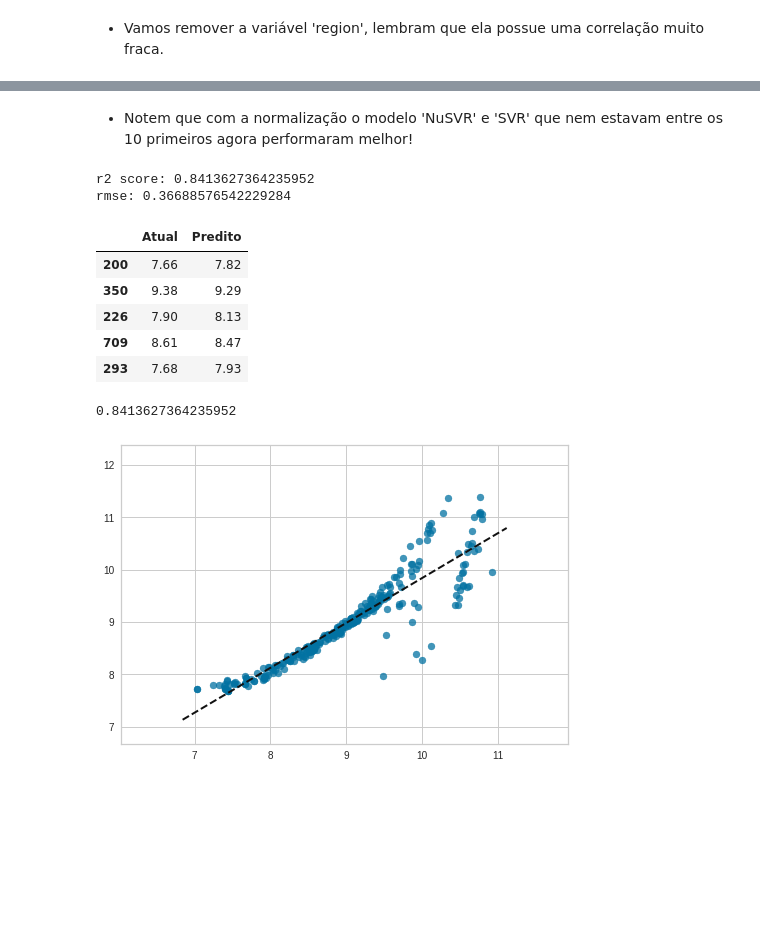
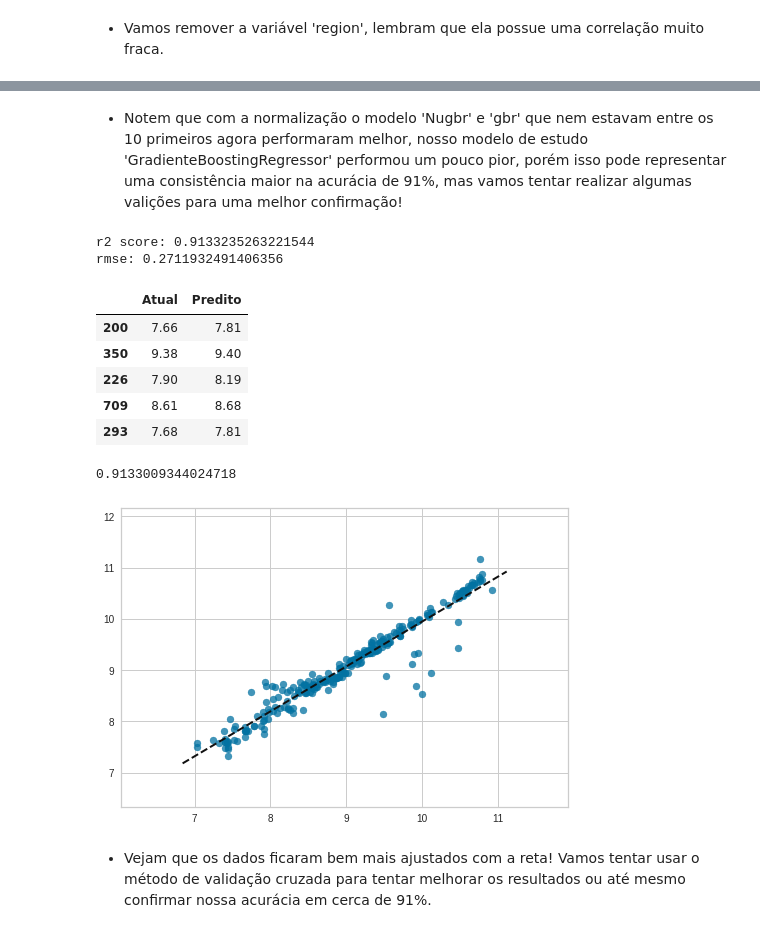
Before and after one commit to Jcnok/modelos-ml-python, a Jupyter notebook: Medical_Cost_Personal.ipynb, the cells around one changed output, grey strips where cells are left out. Saved outputs shown, nothing was run; the diff lists cells and outputs as text; code cells hidden in the pictures; blank space fills up the shorter version.

```diff
--- a/Medical_Cost_Personal.ipynb
+++ b/Medical_Cost_Personal.ipynb
@@ -1104,42 +1104,44 @@ models.head(10)
 | HuberRegressor | 0.84 | 0.84 | 0.37 | 0.02 |
 # %% [markdown]
-* Notem que com a normalização o modelo 'NuSVR' e 'SVR' que nem estavam entre os 10 primeiros agora performaram melhor!
+* Notem que com a normalização o modelo 'Nugbr' e 'gbr' que nem estavam entre os 10 primeiros agora performaram melhor, nosso modelo de estudo 'GradienteBoostingRegressor' performou um pouco pior, porém isso pode representar uma consistência maior na acurácia de 91%, mas vamos tentar realizar algumas valições para uma melhor confirmação!
 # %%
 # Teste com o modelo GradientBoostingRegressor.
-from sklearn.svm import SVR
+from sklearn.ensemble import GradientBoostingRegressor
 
 # Removendo as variáveis 'children e 'region'
 X = data.drop(['charges', 'region'], axis=1)
 Y = data.charges
 
 X_train, X_test, y_train, y_test  = train_test_split(X, Y, test_size = 0.2, random_state= 13)
-svr = SVR(kernel='linear')
-svr.fit(X_train, y_train)
-svr_predict = svr.predict(X_test)
-svr_r2score = r2_score(y_test, svr_predict)
-svr_rmse = mean_squared_error(y_test, svr_predict, squared=False)
-print('r2 score:', svr_r2score)
-print('rmse:', svr_rmse)
+gbr = GradientBoostingRegressor()
+gbr.fit(X_train, y_train)
+gbr_predict = gbr.predict(X_test)
+gbr_r2score = r2_score(y_test, gbr_predict)
+gbr_rmse = mean_squared_error(y_test, gbr_predict, squared=False)
+print('r2 score:', gbr_r2score)
+print('rmse:', gbr_rmse)
 # %% [output]
-r2 score: 0.8413627364235952
-rmse: 0.36688576542229284
+r2 score: 0.9133235263221544
+rmse: 0.2711932491406356
 # %%
 # criando um df com ao valor atual vs o valor predito para comparação!
-df_svr = pd.DataFrame({'Atual': y_test, 'Predito': svr_predict})
-df_svr.head()
+df_gbr = pd.DataFrame({'Atual': y_test, 'Predito': gbr_predict})
+df_gbr.head()
 # %% [output]
 |  | Atual | Predito |
-| 200 | 7.66 | 7.82 |
-| 350 | 9.38 | 9.29 |
-| 226 | 7.90 | 8.13 |
-| 709 | 8.61 | 8.47 |
-| 293 | 7.68 | 7.93 |
+| 200 | 7.66 | 7.81 |
+| 350 | 9.38 | 9.40 |
+| 226 | 7.90 | 8.19 |
+| 709 | 8.61 | 8.68 |
+| 293 | 7.68 | 7.81 |
 # %%
 #visualização do resultado do modelo de predição.
-viz = PredictionError(svr)
+viz = PredictionError(gbr)
 viz.fit(X_train, y_train)
 viz.score(X_test, y_test)
 #viz.show()
 # %% [output]
-0.8413627364235952
+0.9133009344024718
-[figure, old version]
+[figure, new version]
+# %% [markdown]
+* Vejam que os dados ficaram bem mais ajustados com a reta! Vamos tentar usar o método de validação cruzada para tentar melhorar os resultados ou até mesmo confirmar nossa acurácia em cerca de 91%.
```
Also changed, not shown: parts of 24 cells of this notebook.
